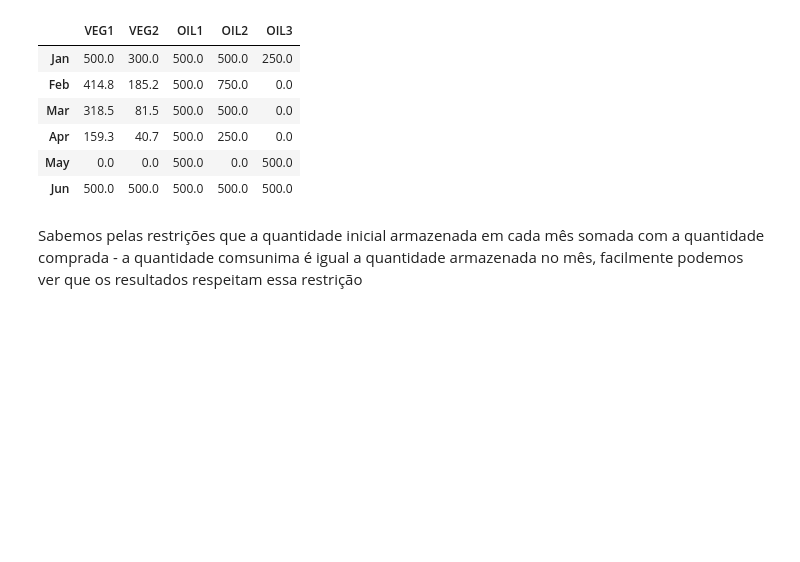
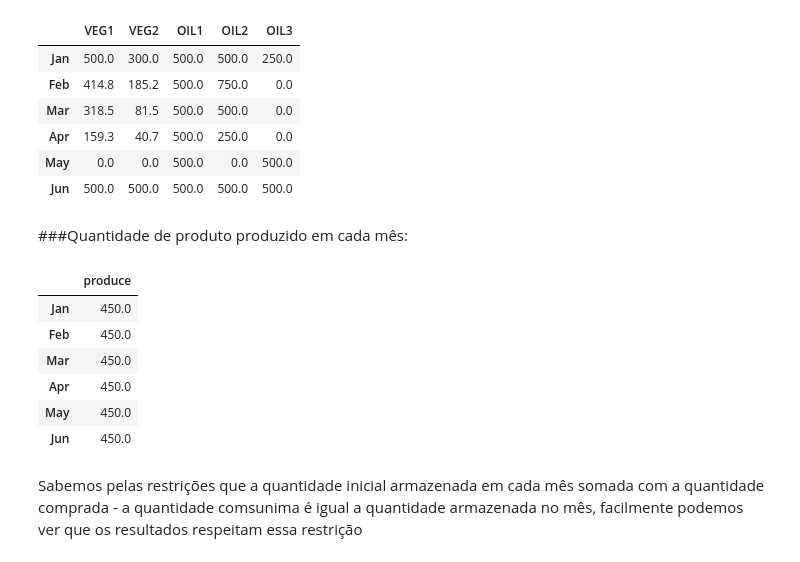
Before and after one commit to mateus96mt/operational_research_second_work, a Jupyter notebook: TRAB2_PO_MATEUS_TEIXEIRA_MAGALHAES.ipynb, the cells around one changed output. Drawn from its saved outputs; the diff is of its cells as text; code cells hidden in the pictures; blank space fills up the shorter version.

```diff
--- a/TRAB2_PO_MATEUS_TEIXEIRA_MAGALHAES.ipynb
+++ b/TRAB2_PO_MATEUS_TEIXEIRA_MAGALHAES.ipynb
@@ -368,5 +367,24 @@ store_plan
 | Apr | 159.3 | 40.7 | 500.0 | 250.0 | 0.0 |
 | May | 0.0 | 0.0 | 500.0 | 0.0 | 500.0 |
 | Jun | 500.0 | 500.0 | 500.0 | 500.0 | 500.0 |
+# %% [markdown]
+###Quantidade de produto produzido em cada mês:
+# %%
+rows = months.copy()
+columns = ["produce"]
+production = pd.DataFrame(columns=columns, index=rows, data=0.0)
+
+for month in months:
+    if (abs(produce[month].x) > 1e-6):
+        production.loc[month, "produce"] = np.round(produce[month].x, 1)
+production
+# %% [output]
+|  | produce |
+| Jan | 450.0 |
+| Feb | 450.0 |
+| Mar | 450.0 |
+| Apr | 450.0 |
+| May | 450.0 |
+| Jun | 450.0 |
 # %% [markdown]
 Sabemos pelas restrições que a quantidade inicial armazenada em cada mês somada com a quantidade comprada - a quantidade comsunima é igual a quantidade armazenada no mês, facilmente podemos ver que os resultados respeitam essa restrição
```
Also changed, not shown: parts of 29 cells of this notebook.
